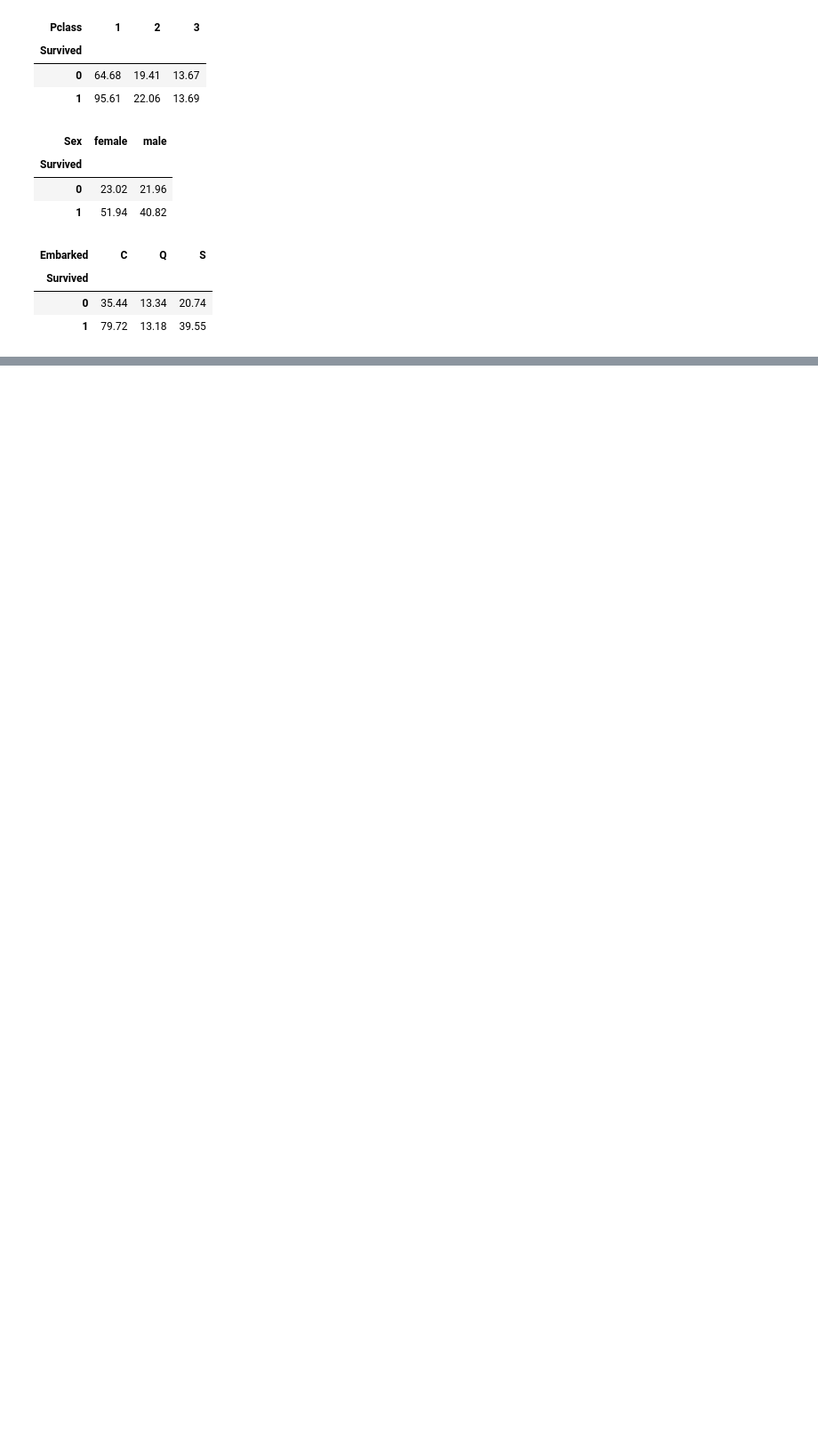
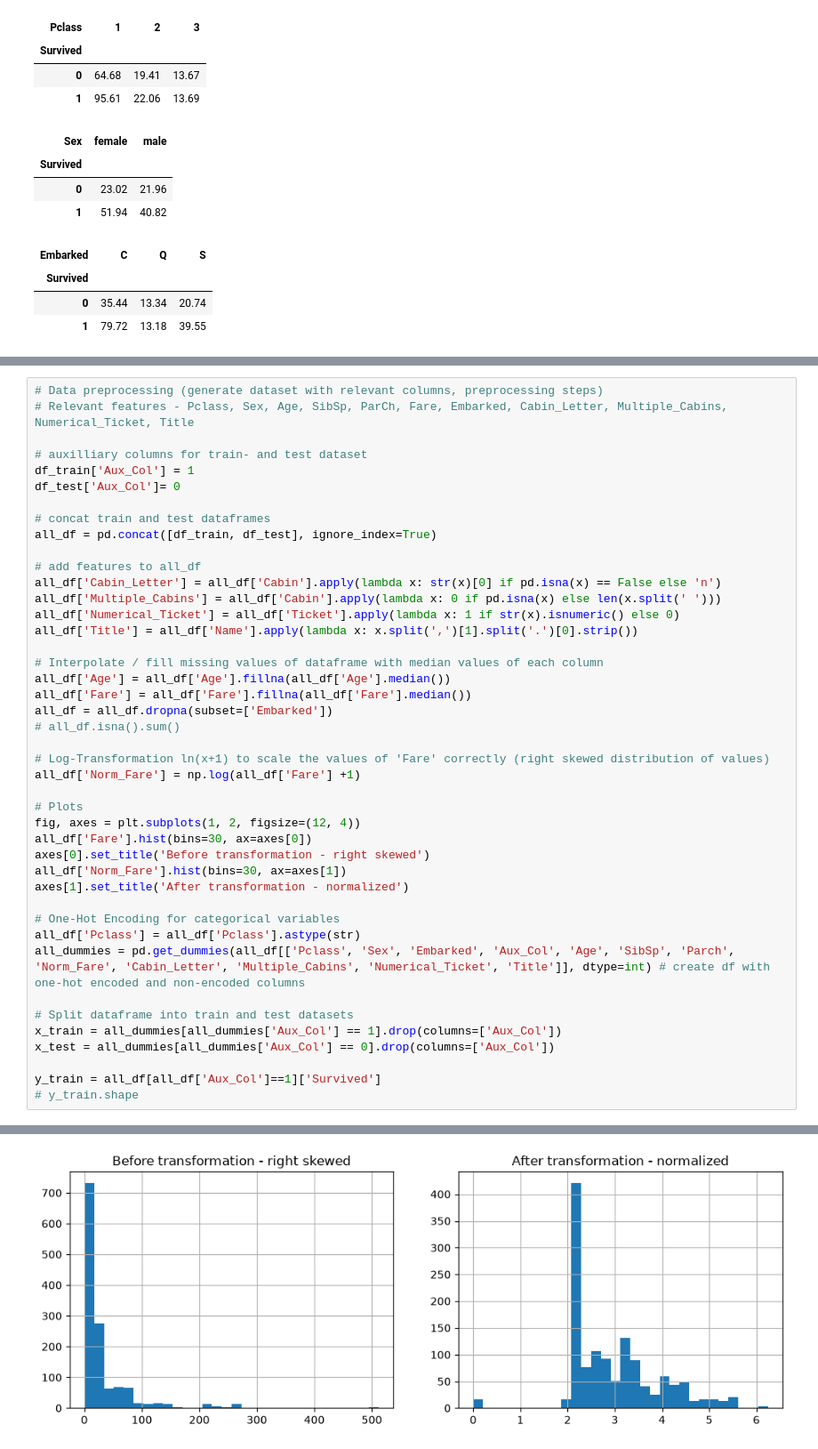
Before and after one commit to lennartheld17/dsp-titanic, a Jupyter notebook: notebooks/01_titanic_exploration.ipynb, the cells around one changed output, grey strips where cells are left out. Shown at 89% size. Drawn from its saved outputs; the diff is of its cells as text; blank space fills up the shorter version.

```diff
--- a/notebooks/01_titanic_exploration.ipynb
+++ b/notebooks/01_titanic_exploration.ipynb
@@ -101,0 +95,44 @@ df_train_cat['Title'] = df_train_cat['Name'].apply(lambda x: x.split(',')[1].spl
+# %%
+# Data preprocessing (generate dataset with relevant columns, preprocessing steps)
+# Relevant features - Pclass, Sex, Age, SibSp, ParCh, Fare, Embarked, Cabin_Letter, Multiple_Cabins, Numerical_Ticket, Title
+
+# auxilliary columns for train- and test dataset
+df_train['Aux_Col'] = 1
+df_test['Aux_Col']= 0
+
+# concat train and test dataframes
+all_df = pd.concat([df_train, df_test], ignore_index=True)
+
+# add features to all_df
+all_df['Cabin_Letter'] = all_df['Cabin'].apply(lambda x: str(x)[0] if pd.isna(x) == False else 'n')
+all_df['Multiple_Cabins'] = all_df['Cabin'].apply(lambda x: 0 if pd.isna(x) else len(x.split(' ')))
+all_df['Numerical_Ticket'] = all_df['Ticket'].apply(lambda x: 1 if str(x).isnumeric() else 0)
+all_df['Title'] = all_df['Name'].apply(lambda x: x.split(',')[1].split('.')[0].strip())
+
+# Interpolate / fill missing values of dataframe with median values of each column
+all_df['Age'] = all_df['Age'].fillna(all_df['Age'].median())
+all_df['Fare'] = all_df['Fare'].fillna(all_df['Fare'].median())
+all_df = all_df.dropna(subset=['Embarked'])
+# all_df.isna().sum()
+
+# Log-Transformation ln(x+1) to scale the values of 'Fare' correctly (right skewed distribution of values)
+all_df['Norm_Fare'] = np.log(all_df['Fare'] +1)
+
+# Plots
+fig, axes = plt.subplots(1, 2, figsize=(12, 4))
+all_df['Fare'].hist(bins=30, ax=axes[0])
+axes[0].set_title('Before transformation - right skewed')
+all_df['Norm_Fare'].hist(bins=30, ax=axes[1])
+axes[1].set_title('After transformation - normalized')
+
+# One-Hot Encoding for categorical variables
+all_df['Pclass'] = all_df['Pclass'].astype(str)
+all_dummies = pd.get_dummies(all_df[['Pclass', 'Sex', 'Embarked', 'Aux_Col', 'Age', 'SibSp', 'Parch', 'Norm_Fare', 'Cabin_Letter', 'Multiple_Cabins', 'Numerical_Ticket', 'Title']], dtype=int) # create df with one-hot encoded and non-encoded columns
+
+# Split dataframe into train and test datasets
+x_train = all_dummies[all_dummies['Aux_Col'] == 1].drop(columns=['Aux_Col'])
+x_test = all_dummies[all_dummies['Aux_Col'] == 0].drop(columns=['Aux_Col'])
+
+y_train = all_df[all_df['Aux_Col']==1]['Survived']
+# y_train.shape
+# %% [output]
@@ -101,0 +145 @@ df_train_cat['Title'] = df_train_cat['Name'].apply(lambda x: x.split(',')[1].spl
+[figure, added]
```
Also changed, not shown: parts of 2 cells of this notebook.
